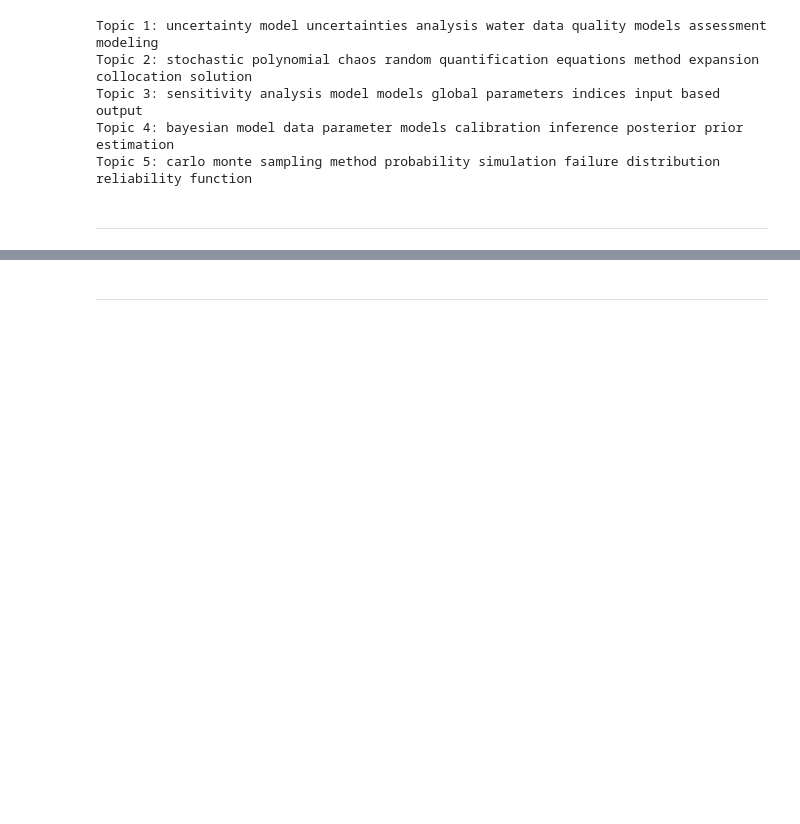
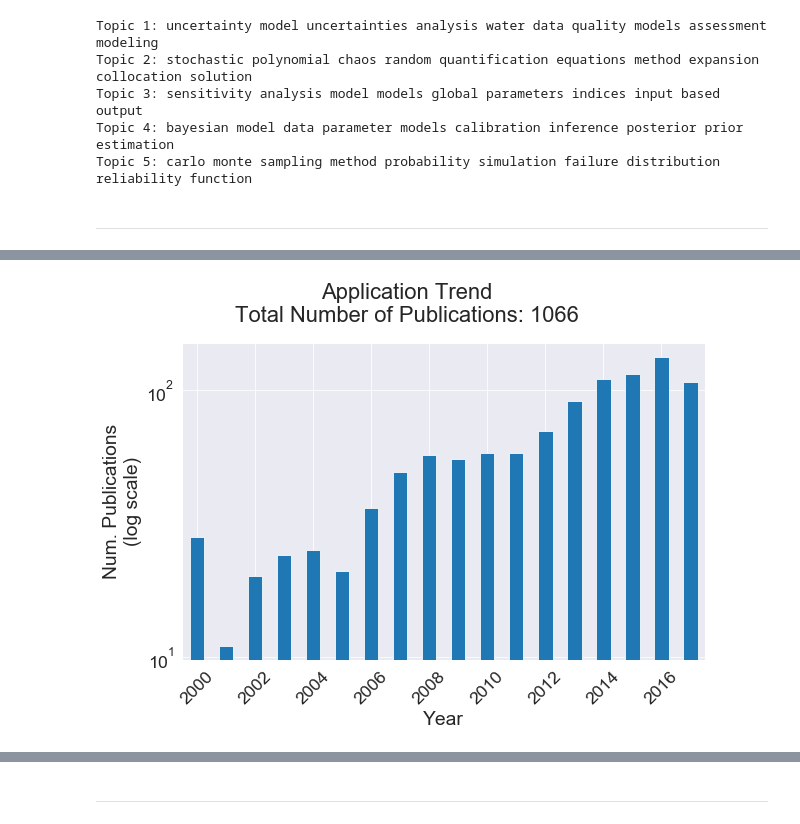
Before and after one commit to frog7/uasa-trends, a Jupyter notebook: notebooks/Topic modelling and network graphs.ipynb, the cells around one changed output, grey strips where cells are left out. Cells and saved outputs as stored; diff of their text form; code cells hidden in the pictures; blank space fills up the shorter version.

Commit message:
Theory and applications papers
Added journal publication trends, top cited papers, and co-author networks.

```diff
--- a/notebooks/Topic modelling and network graphs.ipynb
+++ b/notebooks/Topic modelling and network graphs.ipynb
@@ -152,3 +154,7 @@ wos_plot.plot_topic_trend([uncertainty_model__applications, uncertainty_model__s
 wos_plot.plot_topic_trend([uncertainty_model__applications, uncertainty_model__sa], total_rc=None, title='Topic Trend')
 # %% [output]
 [figure]
+# %%
+wos_plot.plot_pub_trend(uncertainty_model__applications, title='Application Trend', save_plot_fn='apptrend_2000-2016.png')
+# %% [output]
+[figure, added]
```
Also changed, not shown: parts of 52 cells of this notebook.
